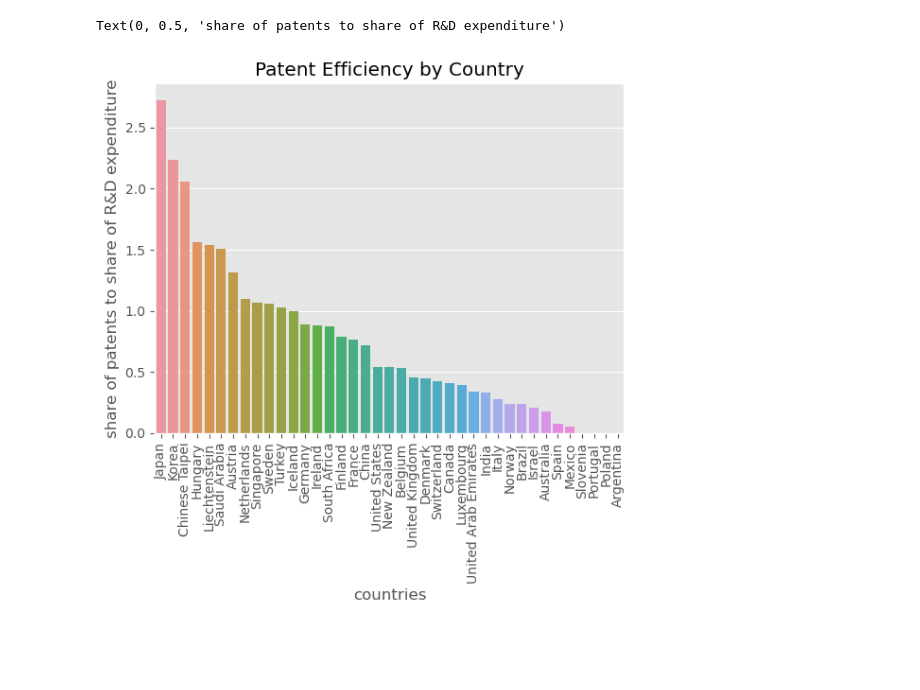
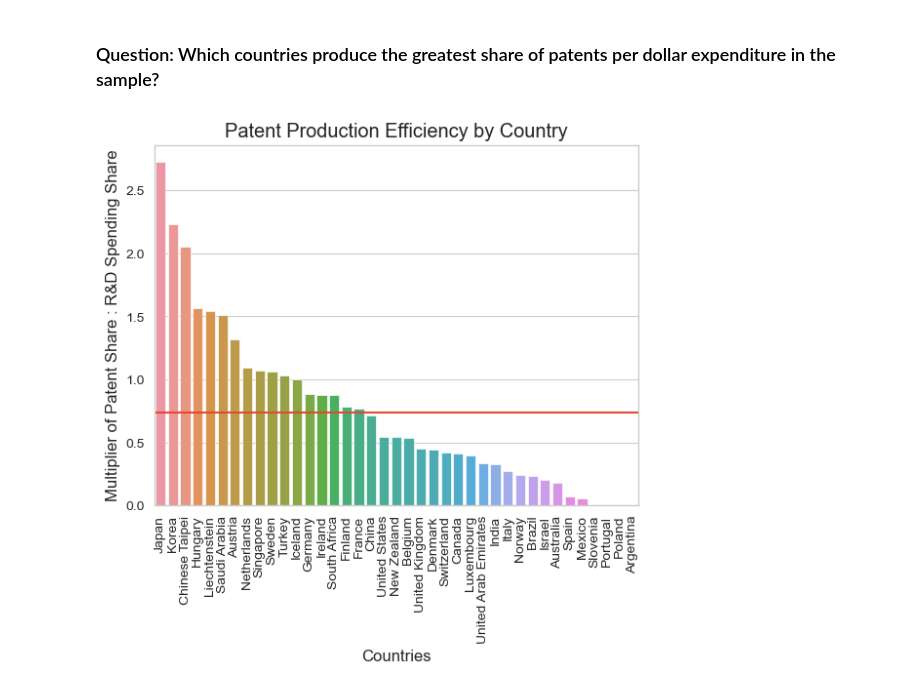
Before and after one commit to bassoonelephant/ip-productivity, a Jupyter notebook: ip_workbench.ipynb, the cells around one changed output. Cells and saved outputs as stored; diff of their text form; code cells hidden in the pictures; blank space fills up the shorter version.

```diff
--- a/ip_workbench.ipynb
+++ b/ip_workbench.ipynb
@@ -203,0 +417,20 @@ Text(0, 0.5, 'share of patents to share of pop')
+# %%
+# Group the dataframe by country
+df = fav_tax_cos.groupby("country").count()
+df = pd.DataFrame(df.to_records())
+
+# Barplot number of companies
+sns.set_style("whitegrid")
+ax = sns.barplot(x = 'company',
+                 y = 'country',
+                 data = df,
+                 orient = 'h',
+                 palette = 'pastel')
+ax.bar_label(ax.containers[0], fontsize=10)
+plt.title('Representation of Top R&D Companies in Favorable Tax Jurisdictions')
+plt.xlabel('number of companies')
+plt.ylabel('countries')
+plt.xticks(rotation = 'vertical')
+
+# Show graph
+plt.show()
@@ -204,16 +439,22 @@ Text(0, 0.5, 'share of patents to share of pop')
+# %% [markdown]
+### Question: Which countries produce the greatest share of patents per dollar expenditure in the sample?
 # %%
-# (e) Which countries have the highest efficiency of patent production per dollar expenditure given the Top 2000
-
-# Share of Patent to Share of Population Among Top 2000 by Country
-
+# Barplot of Patent Efficiency Metric
 sns.barplot(x = 'hq_country',
             y = 'patent_eff',
             data = country_analysis,
             order = country_analysis.sort_values('patent_eff', ascending = False).hq_country)
+
+# Axes and Labels
 plt.xticks(rotation=90)
-plt.title('Patent Efficiency by Country')
-plt.xlabel('countries')
-plt.ylabel('share of patents to share of R&D expenditure')
+plt.title('Patent Production Efficiency by Country')
+plt.xlabel('Countries')
+plt.ylabel('Multiplier of Patent Share : R&D Spending Share')
+
+# Draw a line at the average multiplier value
+plt.axhline(y = country_analysis['patent_eff'].mean())
+
+# Show graph
+plt.show()
 # %% [output]
-Text(0, 0.5, 'share of patents to share of R&D expenditure')
-[figure, old version]
+[figure, new version]
```
Also changed, not shown: parts of 44 cells of this notebook.
